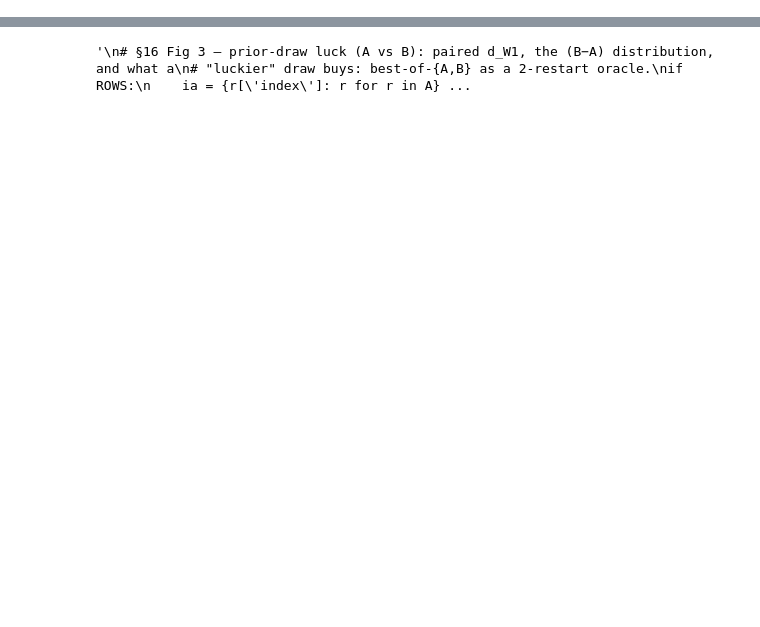
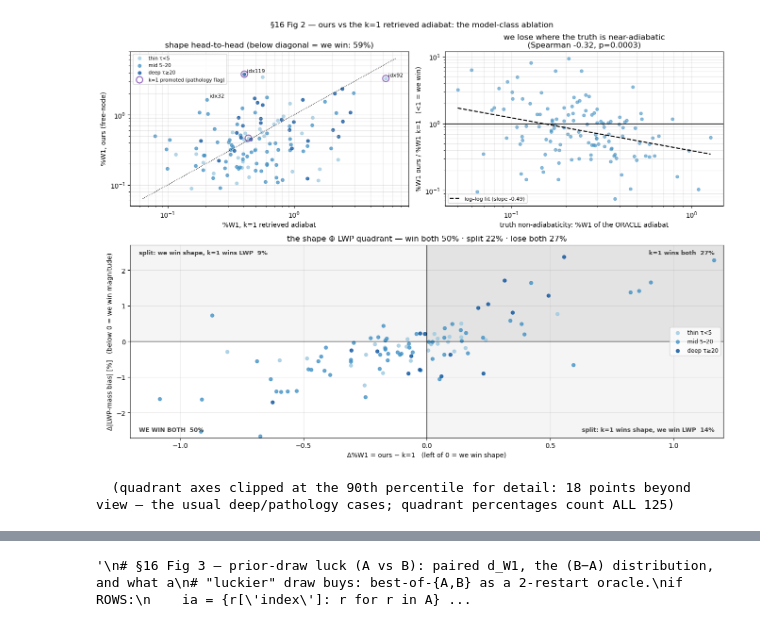
Before and after one commit to dhjx1996/Pythonic-DISORT_inhomogeneous_atmosphere, a Jupyter notebook: docs/FR_extra.ipynb, the cells around one changed output, grey strips where cells are left out. Drawn from its saved outputs; the diff is of its cells as text; code cells hidden in the pictures; blank space fills up the shorter version.

```diff
--- a/docs/FR_extra.ipynb
+++ b/docs/FR_extra.ipynb
@@ -277,0 +433,79 @@ elif ROWS:
+# %%
+# §16 Fig 2 — the model-class ablation, per profile. Top: (a) %W1 head-to-head (below the
+# diagonal = ours wins); (b) WHY we lose: the ours/k1 error ratio vs the truth's own
+# non-adiabaticity (losses cluster where the truth is near-adiabatic — Finding 2), with the
+# log-log best-fit line. Bottom (large): the shape⊕LWP quadrant — grey regions = k=1 wins
+# something (darker = both), white = we win both; axes clipped to the 90th percentile for
+# detail (off-view count printed). Regime = ordinal blues (light thin → dark deep).
+if ROWS and K1R:
+    import scipy.stats as _sps
+    fig = plt.figure(figsize=(13.5, 9.6))
+    gs = fig.add_gridspec(2, 2, height_ratios=[1.0, 1.25])
+    axA = fig.add_subplot(gs[0, 0]); axB = fig.add_subplot(gs[0, 1])
+    axQ = fig.add_subplot(gs[1, :])
+    cols = ['#9ecae1', '#4292c6', '#08519c']            # ordinal: thin → deep
+    for (lab, m), c in zip(REGIMES, cols):
+        axA.scatter(PW_K1[m], PW_FR[m], s=22, alpha=.75, color=c, label=lab)
+    _pr = np.array([r['index'] in K1_PROV_FLAG for r in A])
+    axA.scatter(PW_K1[_pr], PW_FR[_pr], s=95, facecolors='none',
+                edgecolors='tab:purple', lw=1.6, label='k=1 promoted (pathology flag)')
+    _l = [min(PW_K1.min(), PW_FR.min()) * .8, max(PW_K1.max(), PW_FR.max()) * 1.2]
+    axA.plot(_l, _l, 'k:', lw=1)
+    for i, r in enumerate(A):
+        if r['index'] in (32, 92, 119):
+            axA.annotate(f"idx{r['index']}", (PW_K1[i], PW_FR[i]), fontsize=8,
+                         xytext=(4, 3), textcoords='offset points')
+    axA.set(xscale='log', yscale='log', xlabel='%W1, k=1 retrieved adiabat',
+            ylabel='%W1, ours (free-node)',
+            title=f'shape head-to-head (below diagonal = we win: {np.mean(WIN_W):.0%})')
+    axA.legend(fontsize=7.5, loc='upper left'); axA.grid(alpha=.3, which='both')
+    _rr = PW_FR / PW_K1
+    axB.scatter(PW_ORC, _rr, s=20, alpha=.6, color='#4292c6')
+    axB.axhline(1.0, color='k', lw=1.0)
+    _sl, _ic = np.polyfit(np.log(PW_ORC), np.log(_rr), 1)
+    _xs = np.geomspace(PW_ORC.min(), PW_ORC.max(), 50)
+    axB.plot(_xs, np.exp(_ic) * _xs ** _sl, 'k--', lw=1.6,
+             label=f'log–log fit (slope {_sl:+.2f})')
+    _sr = _sps.spearmanr(PW_ORC, _rr)
+    axB.set(xscale='log', yscale='log',
+            xlabel='truth non-adiabaticity: %W1 of the ORACLE adiabat',
+            ylabel='%W1 ours / %W1 k=1   (<1 = we win)',
+            title=f'we lose where the truth is near-adiabatic\n'
+                  f'(Spearman {_sr.statistic:+.2f}, p={_sr.pvalue:.1g})')
+    axB.grid(alpha=.3, which='both'); axB.legend(fontsize=8, loc='lower left')
+    dx = PW_FR - PW_K1                                  # <0 = we win shape
+    dy = np.abs(MB_FR) - np.abs(MB_K1)                  # <0 = we win LWP magnitude
+    _xm = np.percentile(np.abs(dx), 90); _ym = np.percentile(np.abs(dy), 90)
+    axQ.set_xlim(-_xm, _xm); axQ.set_ylim(-_ym, _ym)
+    # who-wins-where shading: any grey = k=1 wins something; darker = k=1 wins both
+    axQ.fill_between([0, _xm], 0, _ym, color='0.5', alpha=.22, zorder=0)
+    axQ.fill_between([-_xm, 0], 0, _ym, color='0.5', alpha=.08, zorder=0)
+    axQ.fill_between([0, _xm], -_ym, 0, color='0.5', alpha=.08, zorder=0)
+    _q = lambda mx, my: np.mean(mx & my)
+    for x, y, ha, va, t in [
+            (-.97 * _xm, -.95 * _ym, 'left', 'bottom', f'WE WIN BOTH  {_q(dx < 0, dy < 0):.0%}'),
+            (.97 * _xm, .95 * _ym, 'right', 'top', f'k=1 wins both  {_q(dx > 0, dy > 0):.0%}'),
+            (-.97 * _xm, .95 * _ym, 'left', 'top',
+             f'split: we win shape, k=1 wins LWP  {_q(dx < 0, dy > 0):.0%}'),
+            (.97 * _xm, -.95 * _ym, 'right', 'bottom',
+             f'split: k=1 wins shape, we win LWP  {_q(dx > 0, dy < 0):.0%}')]:
+        axQ.text(x, y, t, fontsize=9, ha=ha, va=va, color='0.25', fontweight='bold')
+    for (lab, m), c in zip(REGIMES, cols):
+        axQ.scatter(dx[m], dy[m], s=26, alpha=.8, color=c, label=lab)
+    axQ.axhline(0, color='k', lw=.9); axQ.axvline(0, color='k', lw=.9)
+    axQ.set(xlabel='Δ%W1 = ours − k=1   (left of 0 = we win shape)',
+            ylabel='Δ|LWP-mass bias| [%]   (below 0 = we win magnitude)',
+            title=f'the shape ⊕ LWP quadrant — win both {np.mean(WIN_W & WIN_L):.0%} · split '
+                  f'{np.mean(WIN_W ^ WIN_L):.0%} · lose both {np.mean(~WIN_W & ~WIN_L):.0%}')
+    axQ.grid(alpha=.3); axQ.legend(fontsize=8.5, loc='center right')
+    _out = int(np.sum((np.abs(dx) > _xm) | (np.abs(dy) > _ym)))
+    fig.suptitle('§16 Fig 2 — ours vs the k=1 retrieved adiabat: the model-class ablation',
+                 fontsize=12)
+    fig.tight_layout(); plt.show()
+    print(f'  (quadrant axes clipped at the 90th percentile for detail: {_out} points beyond view '
+          '— the usual deep/pathology cases; quadrant percentages count ALL 125)')
+elif ROWS:
+    print('(head-to-head skipped: k=1 rows unavailable)')
+# %% [output]
+[figure, added]
+  (quadrant axes clipped at the 90th percentile for detail: 18 points beyond view — the usual deep/pathology cases; quadrant percentages count ALL 125)
```
Also changed, not shown: parts of 25 cells of this notebook, 28 other files.
